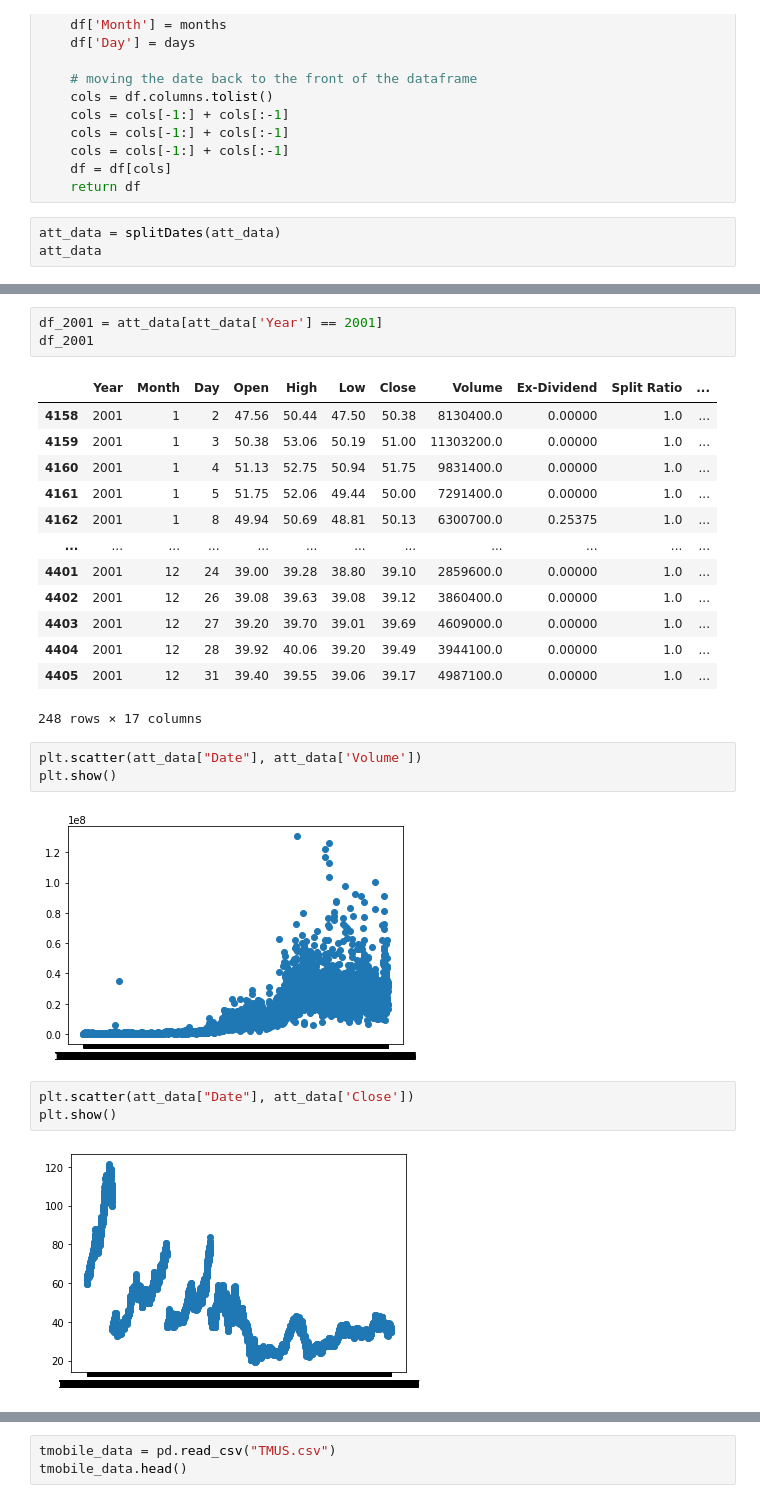
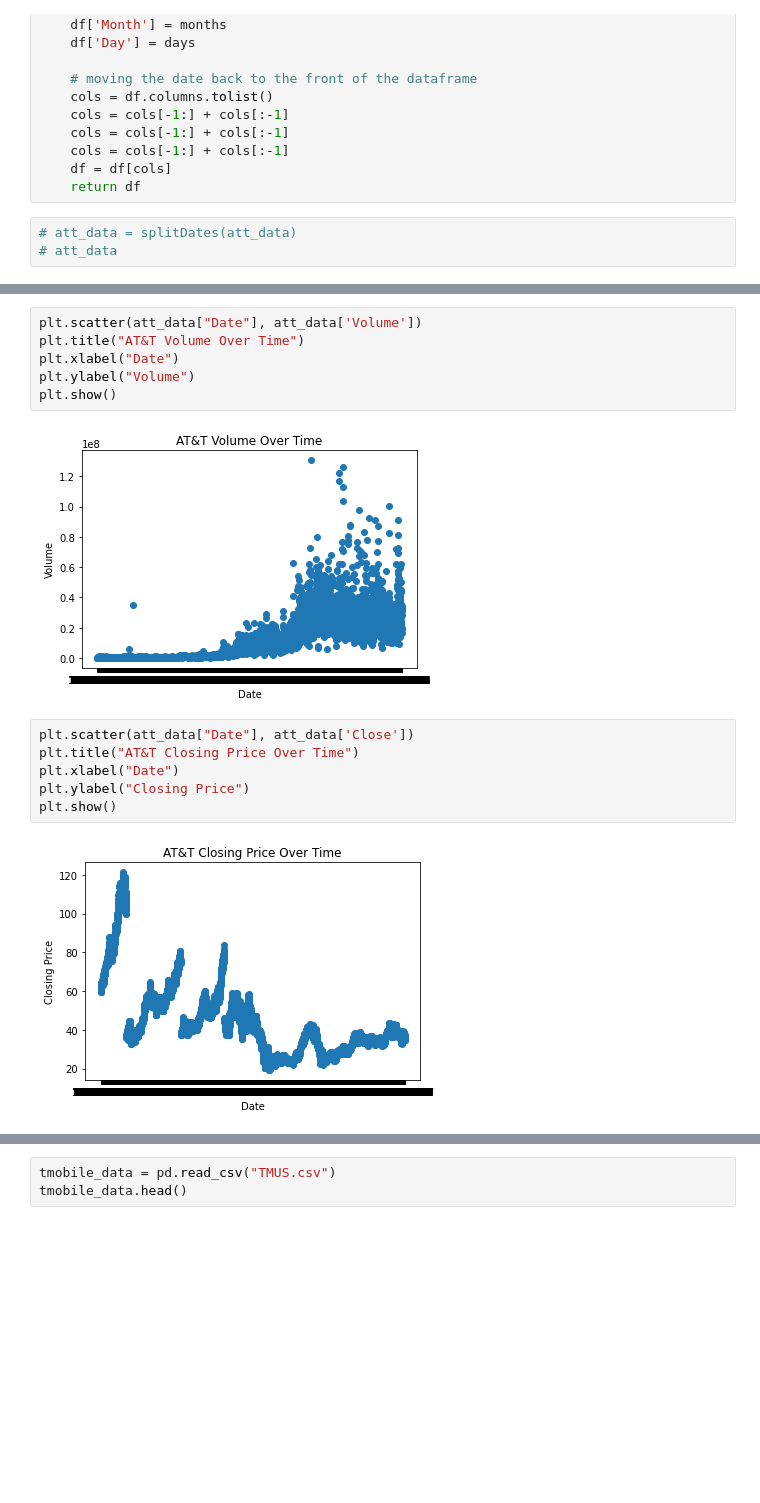
Before and after one commit to mssubaiti/Project1_Group1, a Jupyter notebook: nasdaq.ipynb, the cells around one changed output, grey strips where cells are left out. Saved outputs shown, nothing was run; the diff lists cells and outputs as text; blank space fills up the shorter version.

Commit message:
update graphs

```diff
--- a/nasdaq.ipynb
+++ b/nasdaq.ipynb
@@ -65,5 +65,5 @@ def splitDates(df):
     df = df[cols]
     return df
 # %%
-att_data = splitDates(att_data)
-att_data
+# att_data = splitDates(att_data)
+# att_data
@@ -84,27 +70,16 @@ att_data
-# %%
-df_2001 = att_data[att_data['Year'] == 2001]
-df_2001
-# %% [output]
-|  | Year | Month | Day | Open | High | Low | Close | Volume | Ex-Dividend | Split Ratio | ... |
-| 4158 | 2001 | 1 | 2 | 47.56 | 50.44 | 47.50 | 50.38 | 8130400.0 | 0.00000 | 1.0 | ... |
-| 4159 | 2001 | 1 | 3 | 50.38 | 53.06 | 50.19 | 51.00 | 11303200.0 | 0.00000 | 1.0 | ... |
-| 4160 | 2001 | 1 | 4 | 51.13 | 52.75 | 50.94 | 51.75 | 9831400.0 | 0.00000 | 1.0 | ... |
-| 4161 | 2001 | 1 | 5 | 51.75 | 52.06 | 49.44 | 50.00 | 7291400.0 | 0.00000 | 1.0 | ... |
-| 4162 | 2001 | 1 | 8 | 49.94 | 50.69 | 48.81 | 50.13 | 6300700.0 | 0.25375 | 1.0 | ... |
-| ... | ... | ... | ... | ... | ... | ... | ... | ... | ... | ... | ... |
-| 4401 | 2001 | 12 | 24 | 39.00 | 39.28 | 38.80 | 39.10 | 2859600.0 | 0.00000 | 1.0 | ... |
-| 4402 | 2001 | 12 | 26 | 39.08 | 39.63 | 39.08 | 39.12 | 3860400.0 | 0.00000 | 1.0 | ... |
-| 4403 | 2001 | 12 | 27 | 39.20 | 39.70 | 39.01 | 39.69 | 4609000.0 | 0.00000 | 1.0 | ... |
-| 4404 | 2001 | 12 | 28 | 39.92 | 40.06 | 39.20 | 39.49 | 3944100.0 | 0.00000 | 1.0 | ... |
-| 4405 | 2001 | 12 | 31 | 39.40 | 39.55 | 39.06 | 39.17 | 4987100.0 | 0.00000 | 1.0 | ... |
-248 rows × 17 columns
 # %%
 plt.scatter(att_data["Date"], att_data['Volume'])
+plt.title("AT&T Volume Over Time")
+plt.xlabel("Date")
+plt.ylabel("Volume")
 plt.show()
 # %% [output]
-[figure, old version]
+[figure, new version]
 # %%
 plt.scatter(att_data["Date"], att_data['Close'])
+plt.title("AT&T Closing Price Over Time")
+plt.xlabel("Date")
+plt.ylabel("Closing Price")
 plt.show()
 # %% [output]
-[figure, old version]
+[figure, new version]
```
Also changed, not shown: parts of 13 cells of this notebook.
